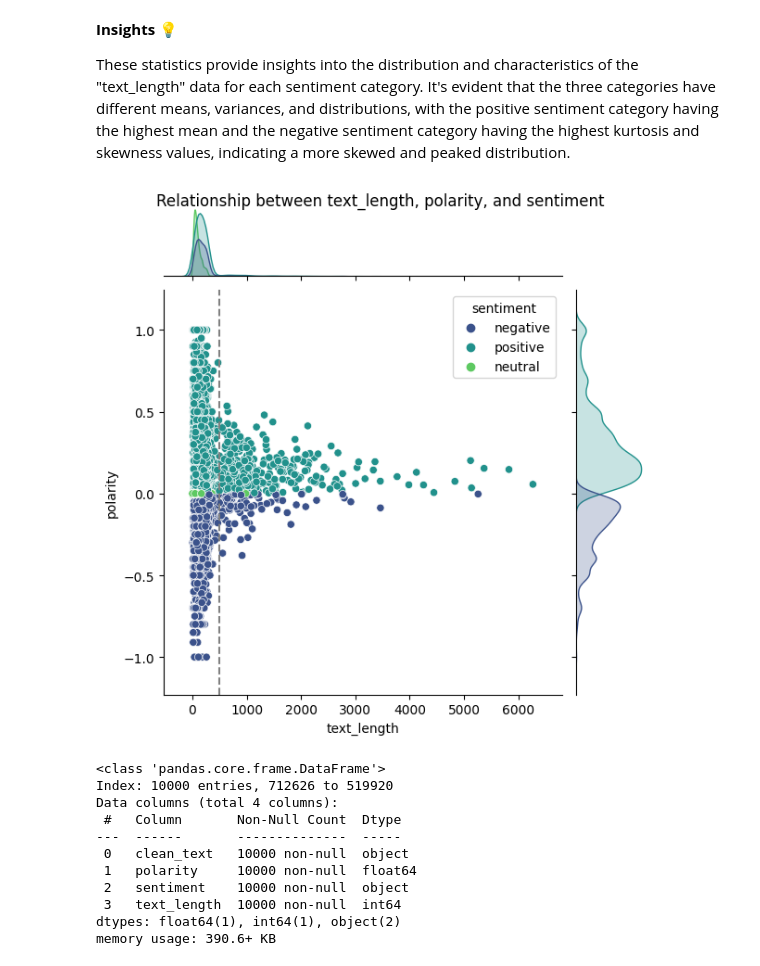
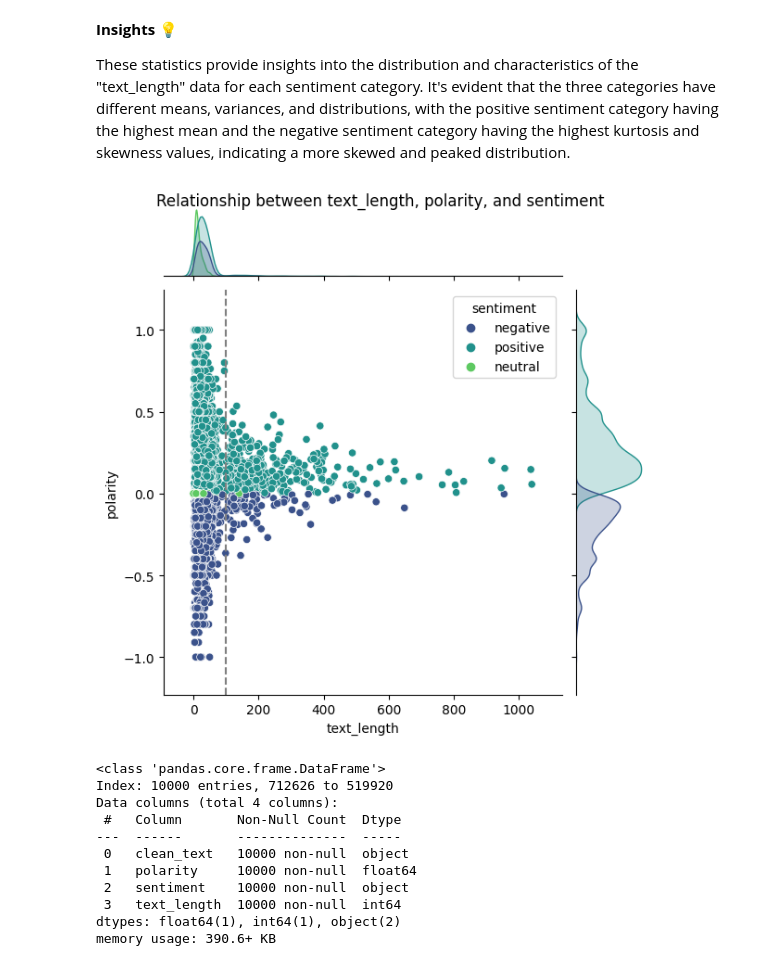
Before and after one commit to KarthikUdyawar/ContextLens, a Jupyter notebook: notebook/03_eda.ipynb, the cells around one changed output. Drawn from its saved outputs; the diff is of its cells as text; code cells hidden in the pictures.

```diff
--- a/notebook/03_eda.ipynb
+++ b/notebook/03_eda.ipynb
@@ -94,7 +94,7 @@ sample_df.head()
 # %% [markdown]
 We also apply `text_length` to find the length of the text
 # %%
-sample_df['text_length'] = sample_df['clean_text'].progress_apply(lambda x: len(str(x)))
+sample_df['text_length'] = sample_df['clean_text'].progress_apply(lambda x: len(str(x).split()))
 # %% [markdown]
 ## Descriptive Statistics 📈
 We'll compute descriptive statistics for the numerical attributes, including polarity and text length.
@@ -550,14 +550,14 @@ def generate_jointplot(
 # %%
 generate_jointplot(
     sample_df,
     "text_length",
     "polarity",
     hue="sentiment",
     title="Relationship between text_length, polarity, and sentiment",
-    vertical_line=500,
+    vertical_line=100,
 )
 # %% [output]
-[figure, old version]
+[figure, new version]
 # %%
 sample_df.info()
 # %% [output]
```
Also changed, not shown: parts of 14 cells of this notebook.
